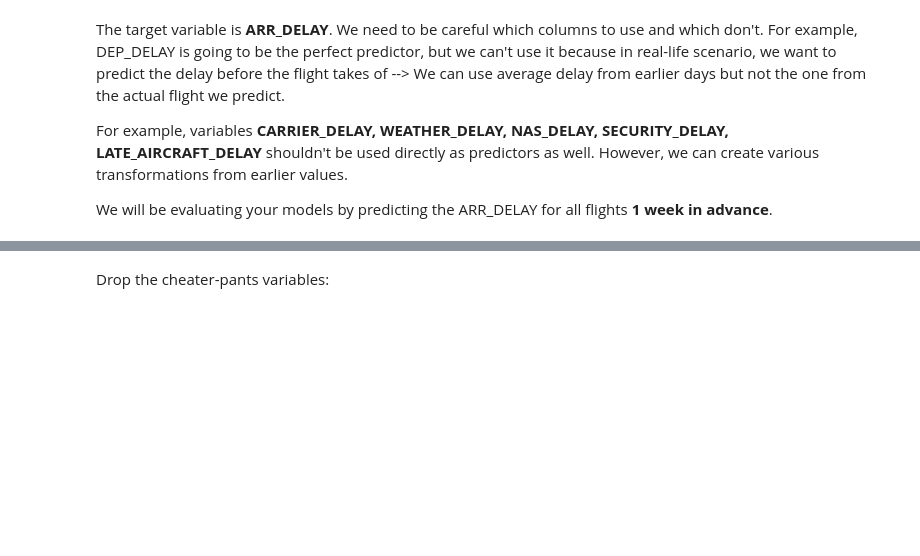
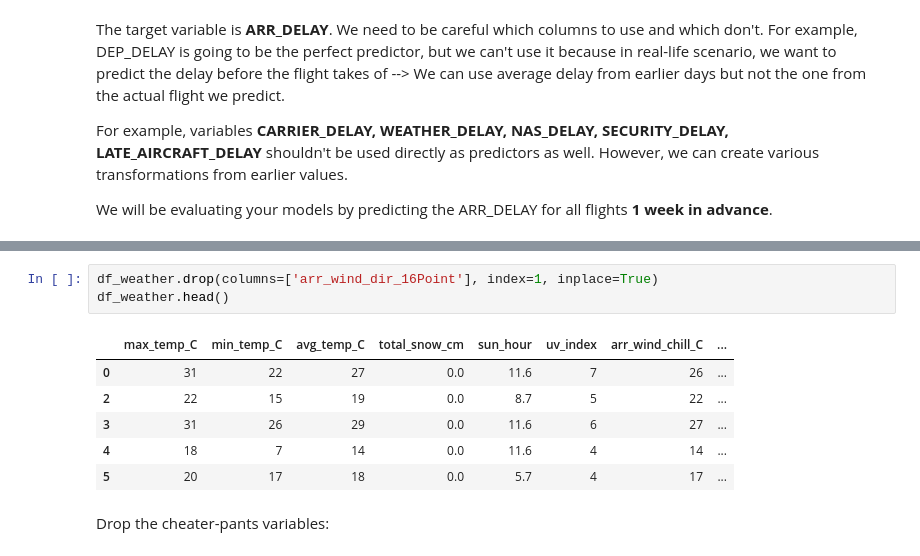
Before and after one commit to jdormaar/Flight-Delays, a Jupyter notebook: Workbook/modeling.ipynb, the cells around one changed output, grey strips where cells are left out. Drawn from its saved outputs; the diff is of its cells as text; blank space fills up the shorter version.

```diff
--- a/Workbook/modeling.ipynb
+++ b/Workbook/modeling.ipynb
@@ -45,3 +110,13 @@ df_weather.head()
+# %%
+df_weather.drop(columns=['arr_wind_dir_16Point'], index=1, inplace=True)
+df_weather.head()
+# %% [output]
+|  | max_temp_C | min_temp_C | avg_temp_C | total_snow_cm | sun_hour | uv_index | arr_wind_chill_C | ... |
+| 0 | 31 | 22 | 27 | 0.0 | 11.6 | 7 | 26 | ... |
+| 2 | 22 | 15 | 19 | 0.0 | 8.7 | 5 | 22 | ... |
+| 3 | 31 | 26 | 29 | 0.0 | 11.6 | 6 | 27 | ... |
+| 4 | 18 | 7 | 14 | 0.0 | 11.6 | 4 | 14 | ... |
+| 5 | 20 | 17 | 18 | 0.0 | 5.7 | 4 | 17 | ... |
 # %% [markdown]
 Drop the cheater-pants variables:
 # %%
```
Also changed, not shown: parts of 27 cells of this notebook.
